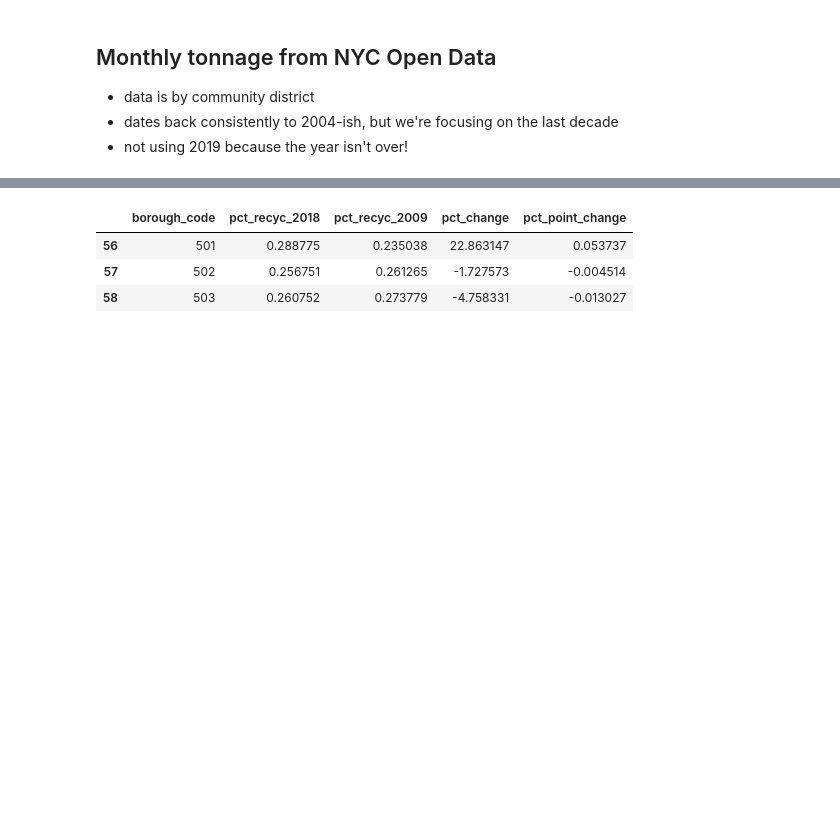
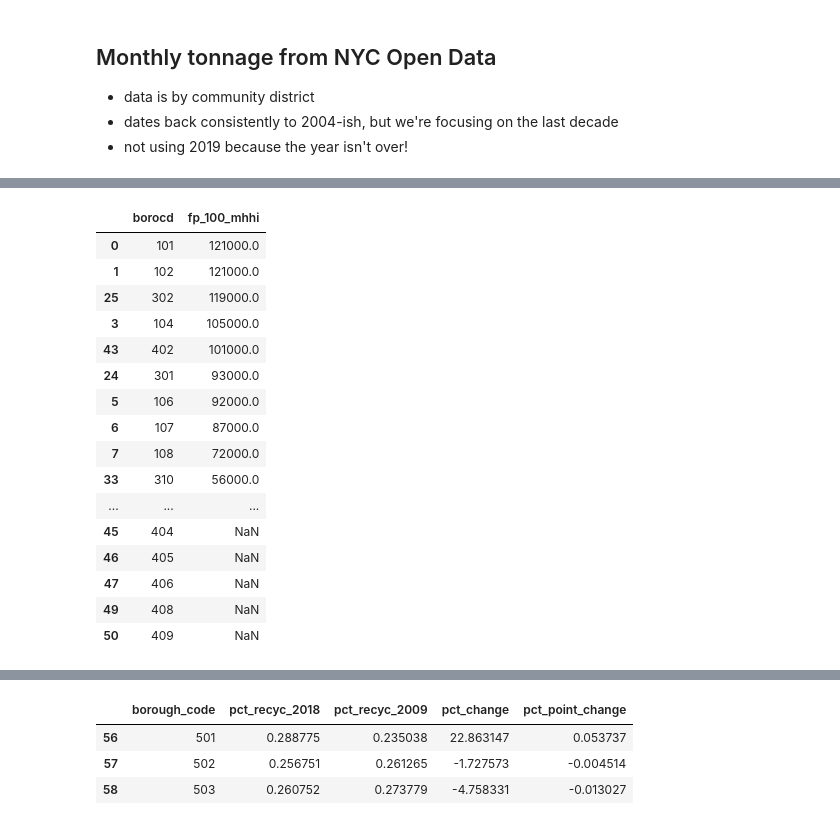
Before and after one commit to tongxuCai/NYC-recycling, a Jupyter notebook: src/data/NYC_Recycling_Sawyer.ipynb, the cells around one changed output, grey strips where cells are left out. Saved outputs shown, nothing was run; the diff lists cells and outputs as text; code cells hidden in the pictures; blank space fills up the shorter version.

```diff
--- a/src/data/NYC_Recycling_Sawyer.ipynb
+++ b/src/data/NYC_Recycling_Sawyer.ipynb
@@ -99,0 +99,20 @@ merged = merged.merge(df[['BOROUGH', 'borough_code']], on='borough_code')
+# %%
+demo_df[['borocd', 'fp_100_mhhi']].sort_values('fp_100_mhhi', ascending=False)
+# %% [output]
+|  | borocd | fp_100_mhhi |
+| 0 | 101 | 121000.0 |
+| 1 | 102 | 121000.0 |
+| 25 | 302 | 119000.0 |
+| 3 | 104 | 105000.0 |
+| 43 | 402 | 101000.0 |
+| 24 | 301 | 93000.0 |
+| 5 | 106 | 92000.0 |
+| 6 | 107 | 87000.0 |
+| 7 | 108 | 72000.0 |
+| 33 | 310 | 56000.0 |
+| ... | ... | ... |
+| 45 | 404 | NaN |
+| 46 | 405 | NaN |
+| 47 | 406 | NaN |
+| 49 | 408 | NaN |
+| 50 | 409 | NaN |
```
Also changed, not shown: parts of 2 cells of this notebook, 28 other files.
